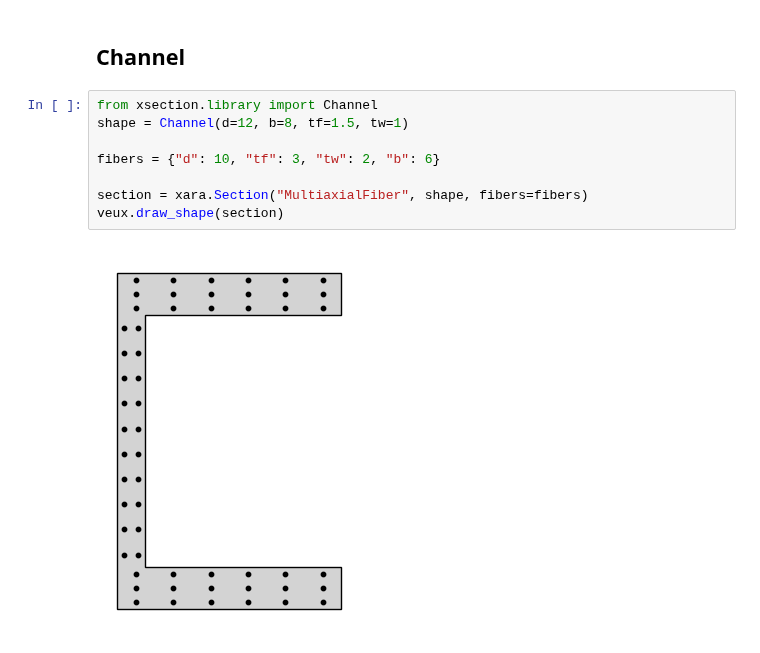
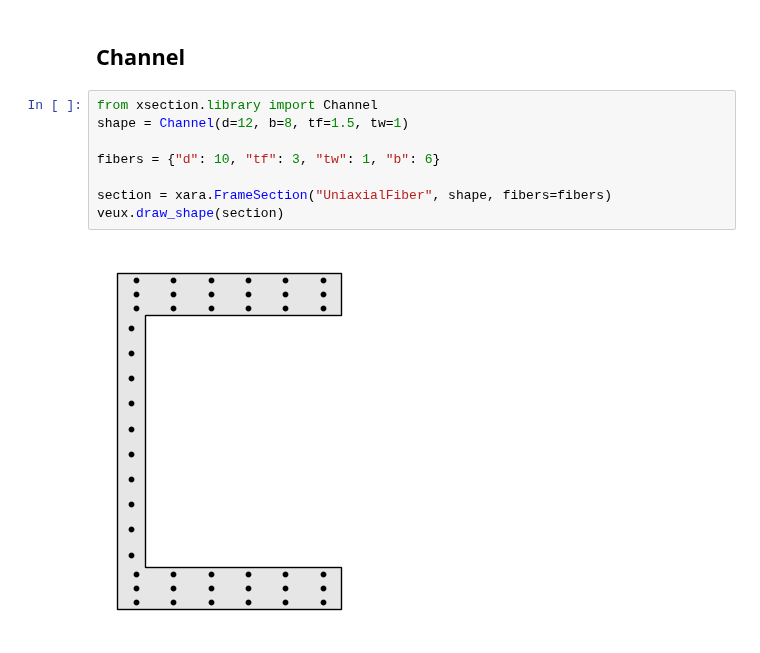
Before and after one commit to FEDEASLab/xsection, a Jupyter notebook: docs/examples/fibers2.ipynb, the cells around one changed output. Cells and saved outputs as stored; diff of their text form.

```diff
--- a/docs/examples/fibers2.ipynb
+++ b/docs/examples/fibers2.ipynb
@@ -49,10 +45,10 @@ veux.draw_shape(section)
 # %%
 from xsection.library import Channel
 shape = Channel(d=12, b=8, tf=1.5, tw=1)
 
-fibers = {"d": 10, "tf": 3, "tw": 2, "b": 6}
+fibers = {"d": 10, "tf": 3, "tw": 1, "b": 6}
 
-section = xara.Section("MultiaxialFiber", shape, fibers=fibers)
+section = xara.FrameSection("UniaxialFiber", shape, fibers=fibers)
 veux.draw_shape(section)
 # %% [output]
-[figure, old version]
+[figure, new version]
```
Also changed, not shown: parts of 5 cells of this notebook, 11 other files.
